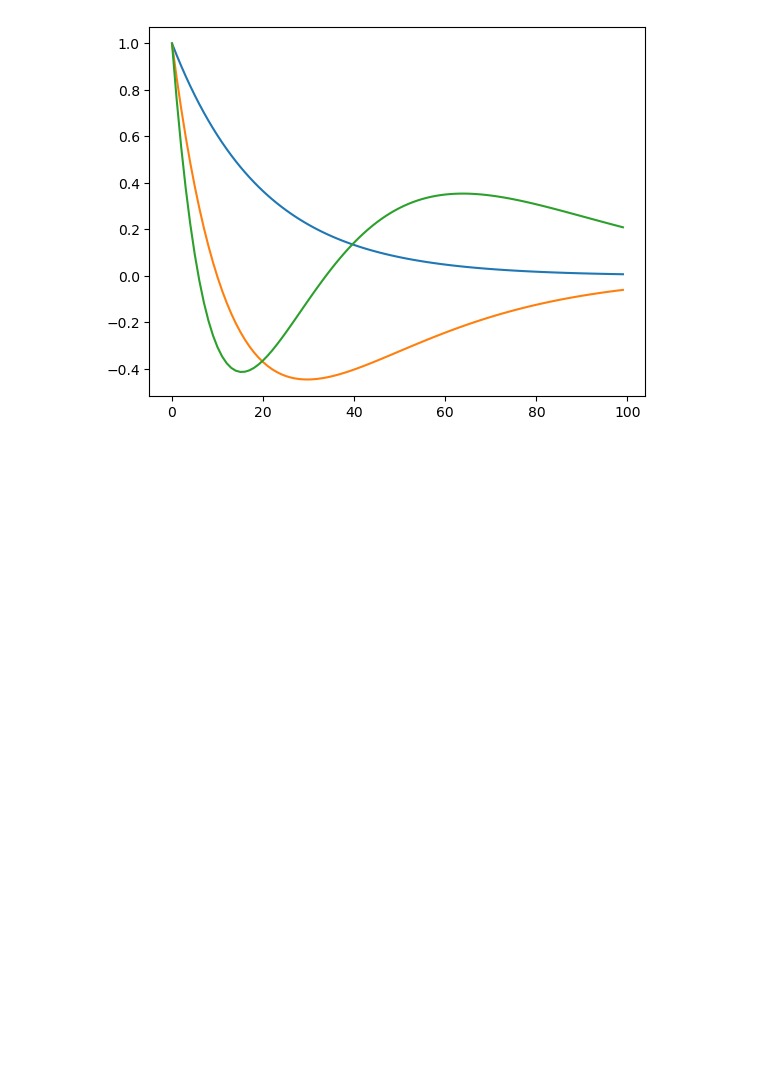
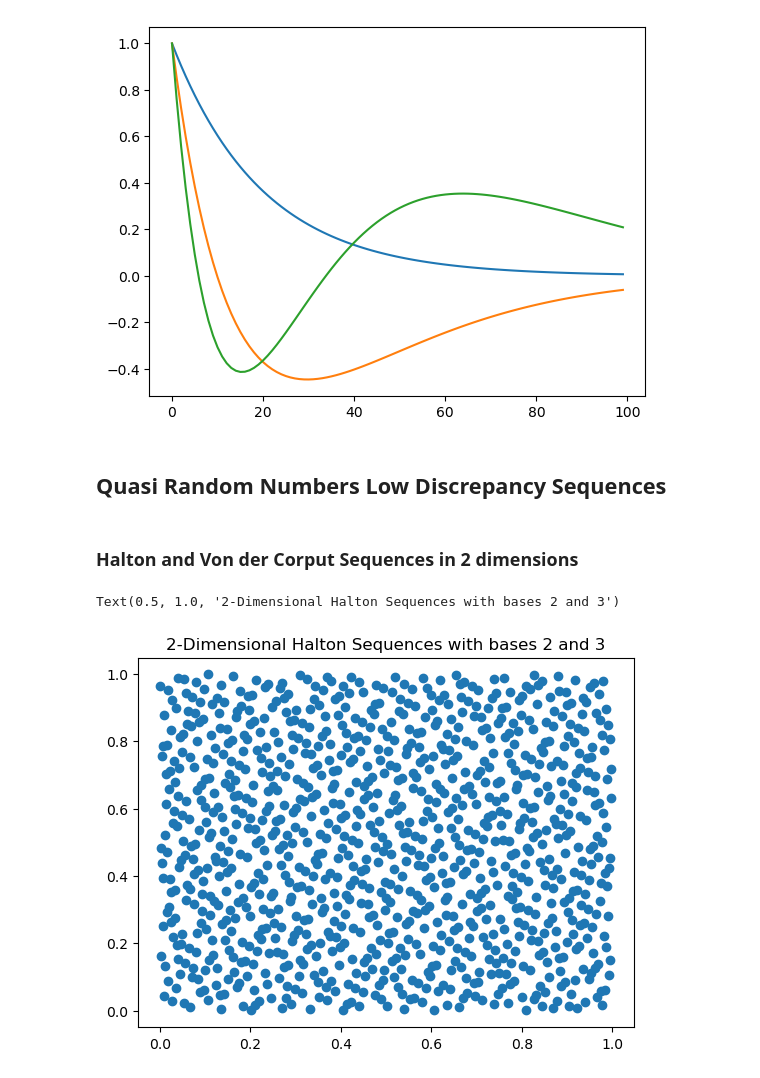
Before and after one commit to raphcor95/numerical_project, a Jupyter notebook: Visualiser.ipynb, the cells around one changed output. Drawn from its saved outputs; the diff is of its cells as text; code cells hidden in the pictures; blank space fills up the shorter version.

```diff
--- a/Visualiser.ipynb
+++ b/Visualiser.ipynb
@@ -102,3 +102,19 @@ plt.plot([order2(x) for x in arr], label="Order 2")
 # %% [output]
 [<matplotlib.lines.Line2D at 0x...>]
 [figure]
+# %% [markdown]
+## Quasi Random Numbers Low Discrepancy Sequences
+# %% [markdown]
+### Halton and Von der Corput Sequences in 2 dimensions
+# %%
+filepath = r"Outputs/Halton2D.csv"
+
+# Load the data
+df_data = pd.read_csv(filepath, header=None)
+
+# Plot the data
+plt.scatter(df_data.iloc[:, 0], df_data.iloc[:, 1])
+plt.title("2-Dimensional Halton Sequences with bases 2 and 3")
+# %% [output]
+Text(0.5, 1.0, '2-Dimensional Halton Sequences with bases 2 and 3')
+[figure, added]
```
Also changed, not shown: 3 other files.
